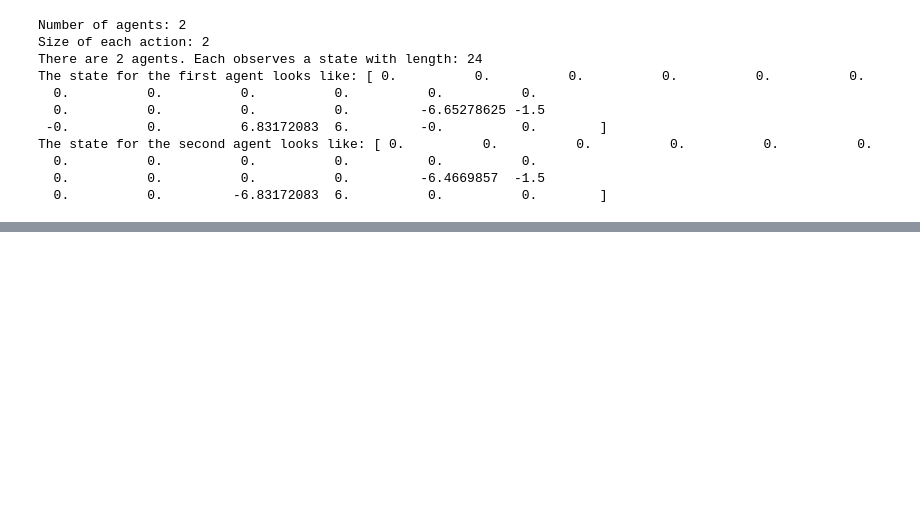
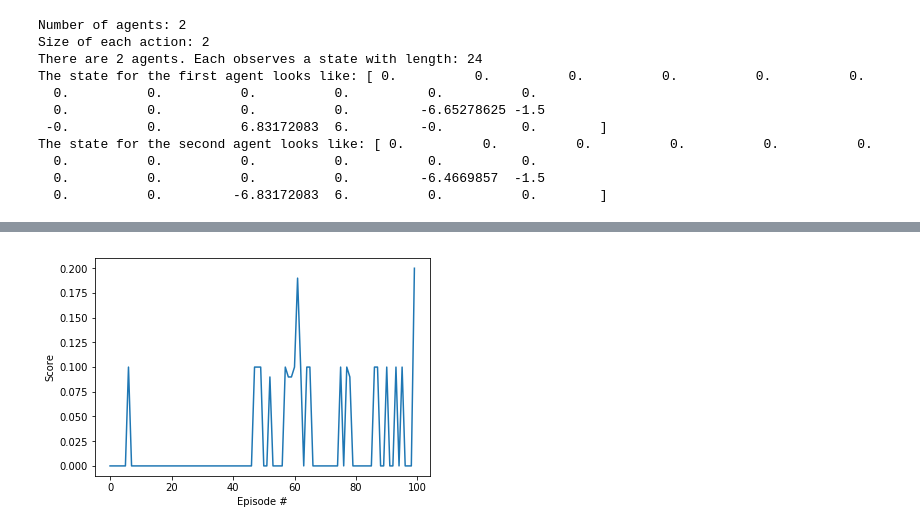
Before and after one commit to Harshit4199/MOVE37_end_term, a Jupyter notebook: Tennis-agent/Tennis.ipynb, the cells around one changed output, grey strips where cells are left out. Cells and saved outputs as stored; diff of their text form; code cells hidden in the pictures; blank space fills up the shorter version.

Commit message:
Train agent

```diff
--- a/Tennis-agent/Tennis.ipynb
+++ b/Tennis-agent/Tennis.ipynb
@@ -57,0 +68,96 @@ The state for the second agent looks like: [ 0.          0.          0.
+# %%
+def ddpg(n_episodes=100, max_t=1000, vars=None):
+    """ Deep Deterministic Policy Gradients
+    Params
+    ======
+        n_episodes (int): maximum number of training episodes
+        max_t (int): maximum number of timesteps per episode
+    """
+
+    if vars:
+        scores_window = vars["scores_window"]
+        scores = vars["scores"]
+        scores_episode = vars["scores_episode"]
+        agents = vars["agents"]
+        noise = vars["noise"]
+        noise_reduction = vars["noise_reduction"]
+        finishow = vars["finishow"]
+    else:
+        scores_window = deque(maxlen=100)
+        scores = np.zeros(num_agents)
+        scores_episode = []
+        agents =[]
+        noise = 2
+        noise_reduction = 0.9999
+        finishow = True
+
+    for i in range(num_agents):
+        agents.append(Agent(state_size, action_size, random_seed=0))
+
+    for i_episode in range(1, n_episodes+1):
+        env_info = env.reset(train_mode=True)[brain_name]
+        states = env_info.vector_observations
+
+        for agent in agents:
+            agent.reset()
+
+        scores = np.zeros(num_agents)
+
+        t = 0
+        while True:
+            actions = np.array([agents[i].act(states[i],noise) for i in range(num_agents)])
+            noise *= noise_reduction
+
+            env_info = env.step(actions)[brain_name]
+            next_states = env_info.vector_observations
+            rewards = env_info.rewards
+            dones = env_info.local_done
+
+            for i in range(num_agents):
+                agents[i].step(t,states[i], actions[i], rewards[i], next_states[i], dones[i])
+
+            states = next_states
+            scores += rewards
+
+            print('\rEpisode {}\tTimestep {}\tNoise {:.2f}\tRewards {}\tScores: {}'
+                .format(i_episode, t, noise, np.array(rewards), scores), end="")
+            if np.any(dones):
+                break
+            t += 1
+
+        score = np.max(scores)
+        scores_window.append(score)
+        scores_episode.append(score)
+
+        if i_episode % 100 == 0:
+            print('\rEpisode {}\tAverage Score: {:.2f}'.format(i_episode, np.mean(scores_window)))
+        if np.mean(scores_window)>=0.5:
+            if finishow:
+                print('\nEnvironment solved in {:d} episodes!\tAverage Score: {:.2f}'.format(len(scores_episode), np.mean(scores_window)))
+                torch.save(Agent.instances[0].actor_local.state_dict(), 'checkpoint1_actor0.pth')
+                torch.save(Agent.instances[1].actor_local.state_dict(), 'checkpoint1_actor1.pth')
+                torch.save(Agent.critic_local.state_dict(), 'checkpoint1_critic.pth')
+                finishow = False
+    return {
+            "scores_window":    scores_window ,
+            "scores": scores ,
+            "scores_episode" : scores_episode ,
+            "agents": agents ,
+            "noise": noise ,
+            "noise_reduction": noise_reduction,
+            "finishow": finishow}
+
+# Tennis environment needs 2 agents
+assert num_agents == 2
+np.set_printoptions(formatter={'float': '{: 0.2f}'.format})
+
+data = ddpg(n_episodes=100, max_t=1000, vars=None)
+scores = data["scores_episode"]
+
+fig = plt.figure()
+ax = fig.add_subplot(111)
+plt.plot(np.arange(len(scores)), scores)
+plt.ylabel('Score')
+plt.xlabel('Episode #')
+plt.show()
+# %% [output]
@@ -57,0 +168 @@ The state for the second agent looks like: [ 0.          0.          0.
+[figure, added]
```
Also changed, not shown: parts of 7 cells of this notebook.
